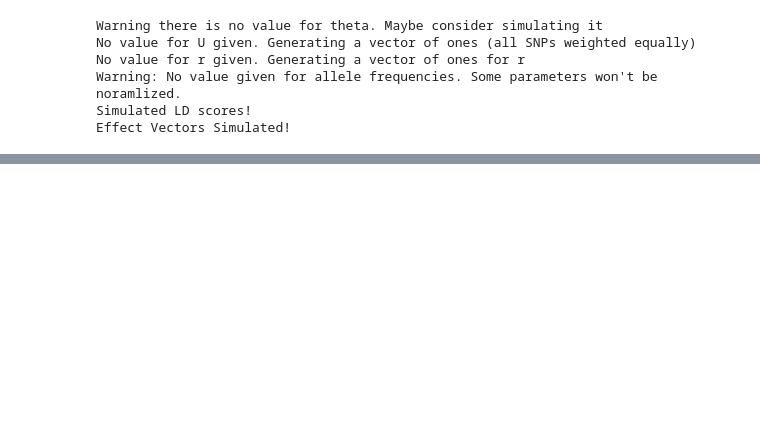
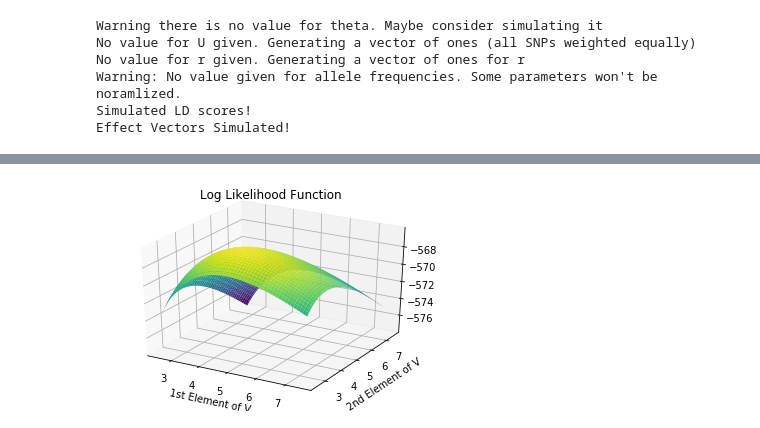
Before and after one commit to AlexTISYoung/snipar, a Jupyter notebook: ldsc_reg/drawing_logll.ipynb, the cells around one changed output, grey strips where cells are left out. Saved outputs shown, nothing was run; the diff lists cells and outputs as text; code cells hidden in the pictures; blank space fills up the shorter version.

```diff
--- a/ldsc_reg/drawing_logll.ipynb
+++ b/ldsc_reg/drawing_logll.ipynb
@@ -110,0 +111,23 @@ plt.savefig("figures/V-scaled.pdf")
+# %%
+np.random.seed(123)
+
+N = 100
+S_size = int(N/2)
+S = np.array([np.array([[5, 0], [0, 5]]),
+    np.array([[5, 0], [0, 5]])] * S_size )
+V = np.identity(2) * 5
+
+model = ld.sibreg(S = S)
+model.simdata(V, N, simr = True)
+
+V00 = np.linspace(2.5, 7.5, 100)
+V11 = np.linspace(2.5, 7.5, 100)
+
+logll_mat = np.empty((N, N))
+
+for v00idx, v00 in enumerate(V00):
+    for v11idx, v11 in enumerate(V11):
+        Vin = np.array([[v00, 0.],
+                       [0., v11]])
+        Vin = extract_upper_triangle(Vin) * N
+        logll_mat[v00idx, v11idx] = -model.neg_logll_grad(Vin)[0]
@@ -110,0 +141,12 @@ plt.savefig("figures/V-scaled.pdf")
+# %%
+X, Y = np.meshgrid(V00, V11)
+
+fig = plt.figure()
+ax = fig.gca(projection='3d')
+ax.plot_surface(X, Y, logll_mat, cmap='viridis')
+ax.set_xlabel("1st Element of V")
+ax.set_ylabel("2nd Element of V")
+ax.set_title("Log Likelihood Function")
+plt.savefig("figures/V-big.pdf")
+# %% [output]
+[figure, added]
```
Also changed, not shown: parts of 5 cells of this notebook, 5 other files.
